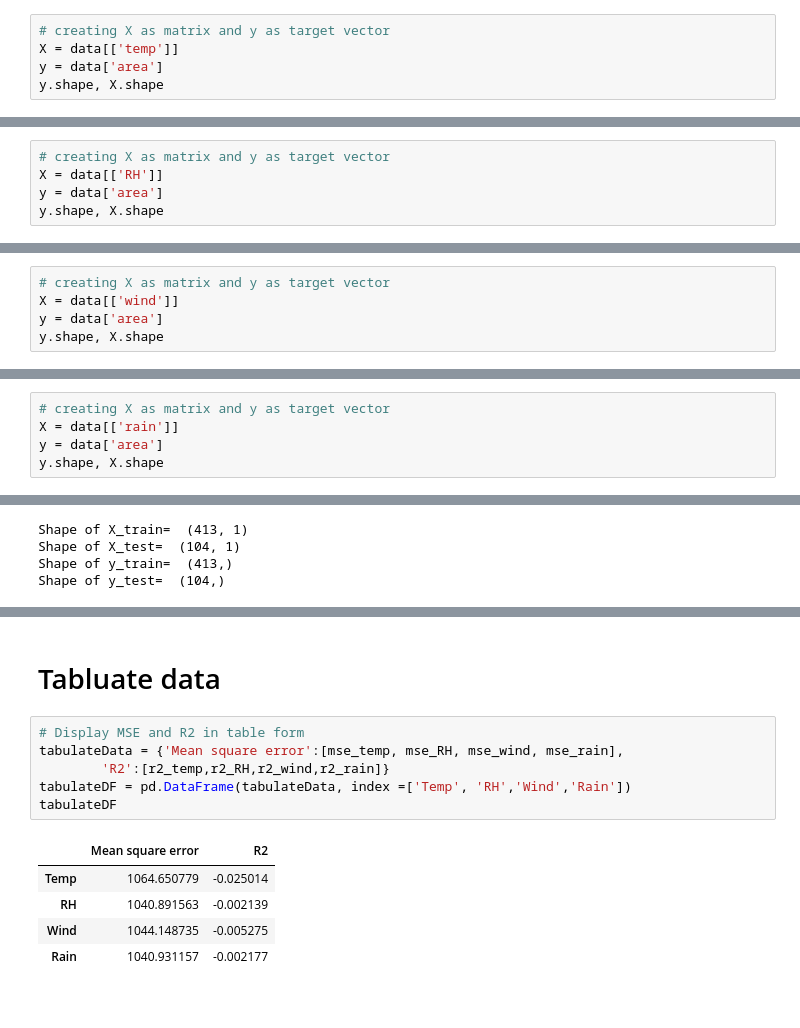
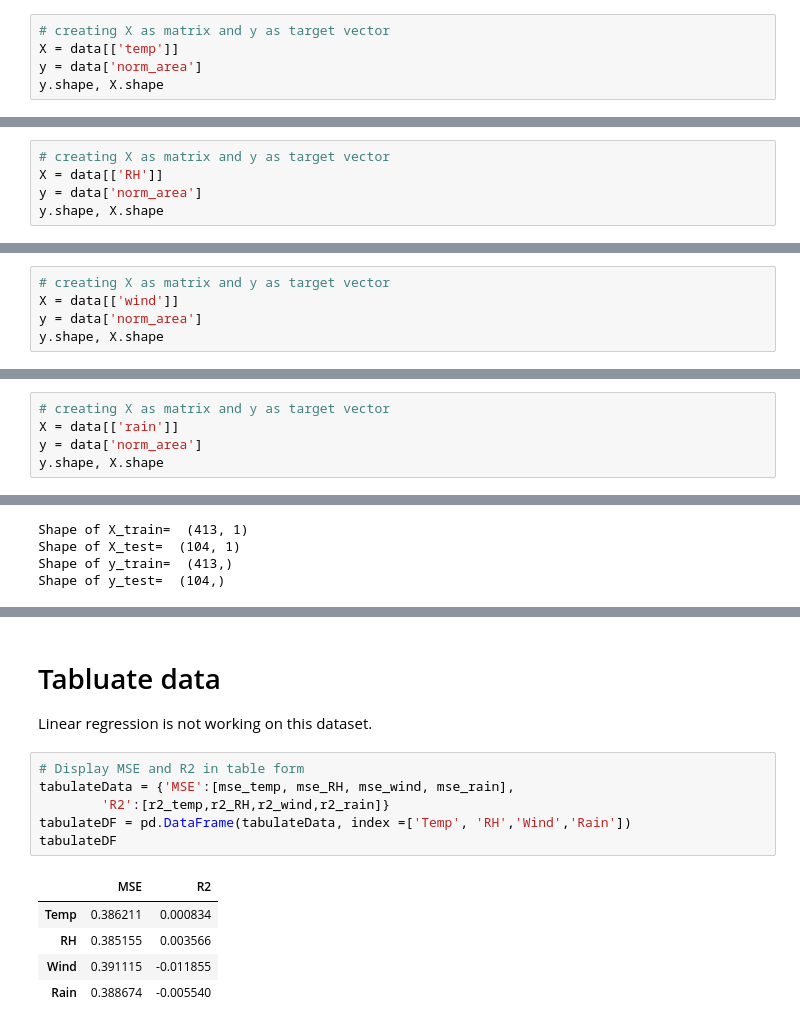
Before and after one commit to sg758253/sg1205, a Jupyter notebook: ADVDS/project1/forestfires.ipynb, the cells around one changed output, grey strips where cells are left out. Cells and saved outputs as stored; diff of their text form.

```diff
--- a/ADVDS/project1/forestfires.ipynb
+++ b/ADVDS/project1/forestfires.ipynb
@@ -145,7 +165,7 @@ scat.set(title = "Scatter Plot of Area and Temperature", xlabel = "Temperature",
 # %%
 # creating X as matrix and y as target vector
 X = data[['temp']]
-y = data['area']
+y = data['norm_area']
 y.shape, X.shape
 # %% [output]
 ((517,), (517, 1))
@@ -190,7 +219,7 @@ R2 Score for temp:  -0.02501388761387613
 # %%
 # creating X as matrix and y as target vector
 X = data[['RH']]
-y = data['area']
+y = data['norm_area']
 y.shape, X.shape
 # %% [output]
 ((517,), (517, 1))
@@ -235,7 +271,7 @@ R2 Score for RH:  -0.0021392256291015155
 # %%
 # creating X as matrix and y as target vector
 X = data[['wind']]
-y = data['area']
+y = data['norm_area']
 y.shape, X.shape
 # %% [output]
 ((517,), (517, 1))
@@ -280,7 +323,7 @@ R2 Score for wind:  -0.005275133531305487
 # %%
 # creating X as matrix and y as target vector
 X = data[['rain']]
-y = data['area']
+y = data['norm_area']
 y.shape, X.shape
 # %% [output]
 ((517,), (517, 1))
@@ -323,14 +373,15 @@ R2 Score for rain:  -0.0021773458726295214
 # %% [markdown]
 # Tabluate data
+Linear regression is not working on this dataset.
 # %%
 # Display MSE and R2 in table form
-tabulateData = {'Mean square error':[mse_temp, mse_RH, mse_wind, mse_rain],
+tabulateData = {'MSE':[mse_temp, mse_RH, mse_wind, mse_rain],
         'R2':[r2_temp,r2_RH,r2_wind,r2_rain]}
 tabulateDF = pd.DataFrame(tabulateData, index =['Temp', 'RH','Wind','Rain'])
 tabulateDF
 # %% [output]
-|  | Mean square error | R2 |
-| Temp | 1064.650779 | -0.025014 |
-| RH | 1040.891563 | -0.002139 |
-| Wind | 1044.148735 | -0.005275 |
-| Rain | 1040.931157 | -0.002177 |
+|  | MSE | R2 |
+| Temp | 0.386211 | 0.000834 |
+| RH | 0.385155 | 0.003566 |
+| Wind | 0.391115 | -0.011855 |
+| Rain | 0.388674 | -0.005540 |
```
Also changed, not shown: parts of 25 cells of this notebook.
